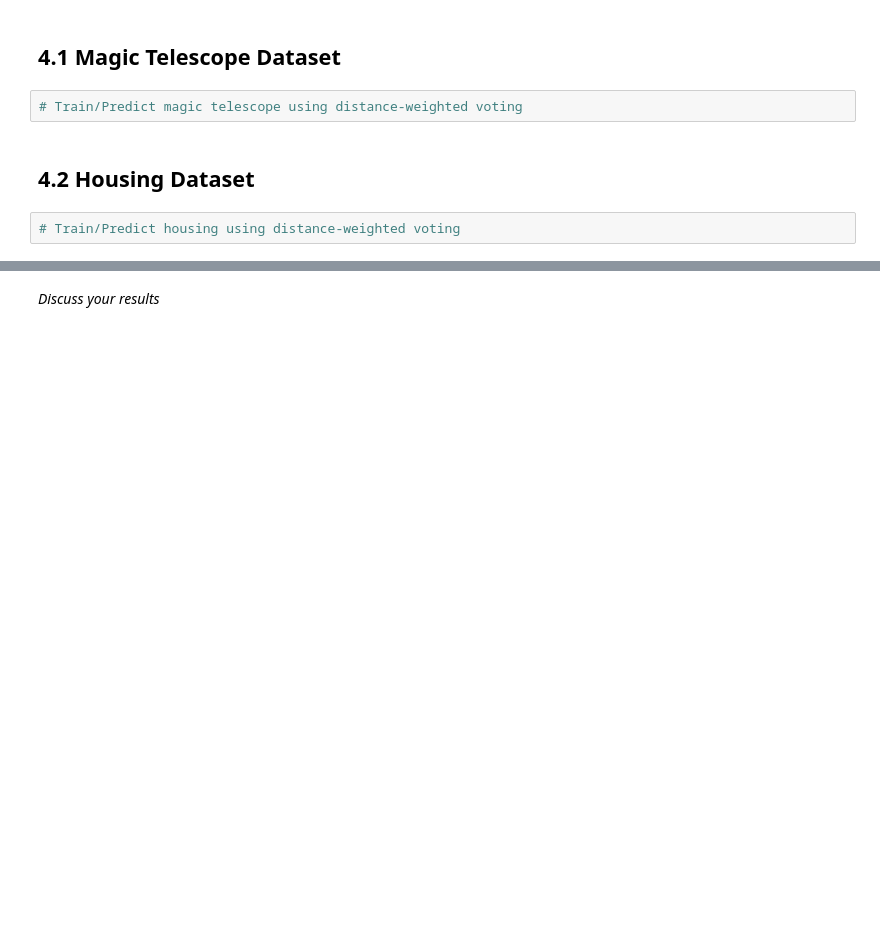
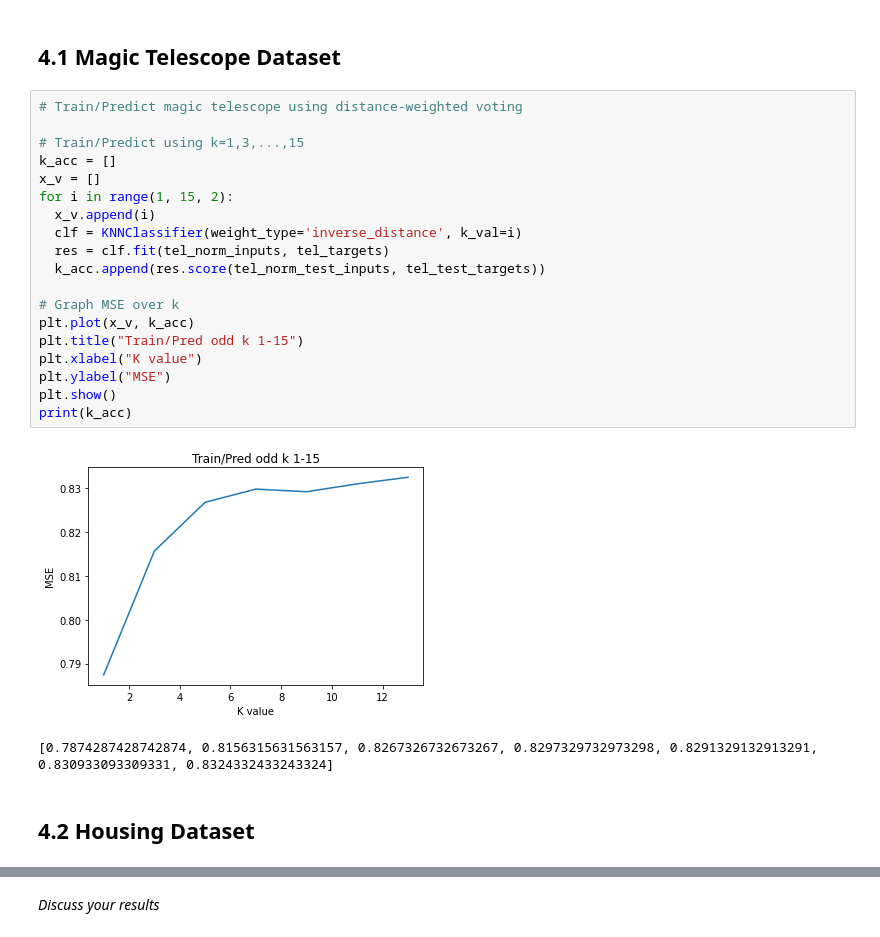
Before and after one commit to alexheiner/CS472-Labs, a Jupyter notebook: Lab4/lab_4_knn.ipynb, the cells around one changed output, grey strips where cells are left out. Saved outputs shown, nothing was run; the diff lists cells and outputs as text; blank space fills up the shorter version.

```diff
--- a/Lab4/lab_4_knn.ipynb
+++ b/Lab4/lab_4_knn.ipynb
@@ -288,9 +366,27 @@ ValueError: operands could not be broadcast together with shapes (13,) (9,)
 ## 4. (15%) Repeat your experiments for magic telescope and housing using distance-weighted (inverse of distance squared) voting and discuss your results.
 # %% [markdown]
 ## 4.1 Magic Telescope Dataset
-# %%
-# Train/Predict magic telescope using distance-weighted voting
+# %%
+# Train/Predict magic telescope using distance-weighted voting
+
+# Train/Predict using k=1,3,...,15
+k_acc = []
+x_v = []
+for i in range(1, 15, 2):
+  x_v.append(i)
+  clf = KNNClassifier(weight_type='inverse_distance', k_val=i)
+  res = clf.fit(tel_norm_inputs, tel_targets)
+  k_acc.append(res.score(tel_norm_test_inputs, tel_test_targets))
+
+# Graph MSE over k
+plt.plot(x_v, k_acc)
+plt.title("Train/Pred odd k 1-15")
+plt.xlabel("K value")
+plt.ylabel("MSE")
+plt.show()
+print(k_acc)
+# %% [output]
+[figure, added]
+[0.7874287428742874, 0.8156315631563157, 0.8267326732673267, 0.8297329732973298, 0.8291329132913291, 0.830933093309331, 0.8324332433243324]
 # %% [markdown]
 ## 4.2 Housing Dataset
-# %%
-# Train/Predict housing using distance-weighted voting
```
Also changed, not shown: parts of 15 cells of this notebook, 4 other files.
